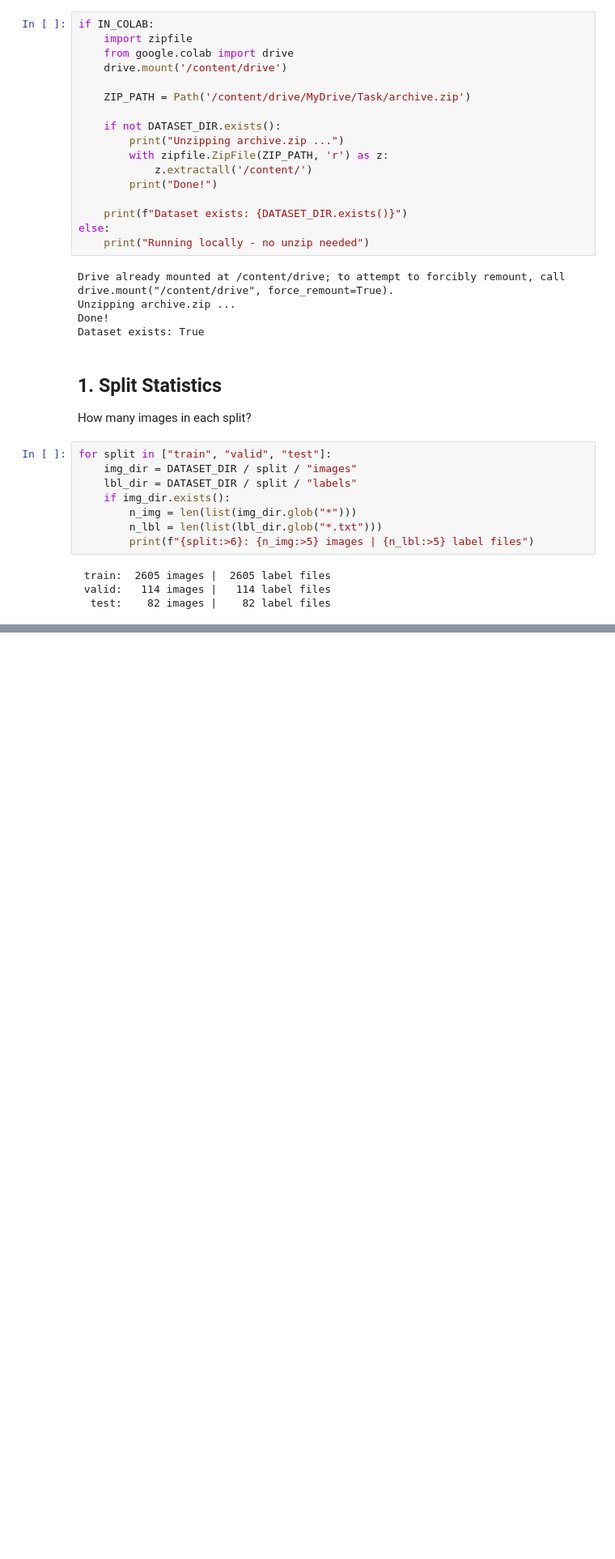
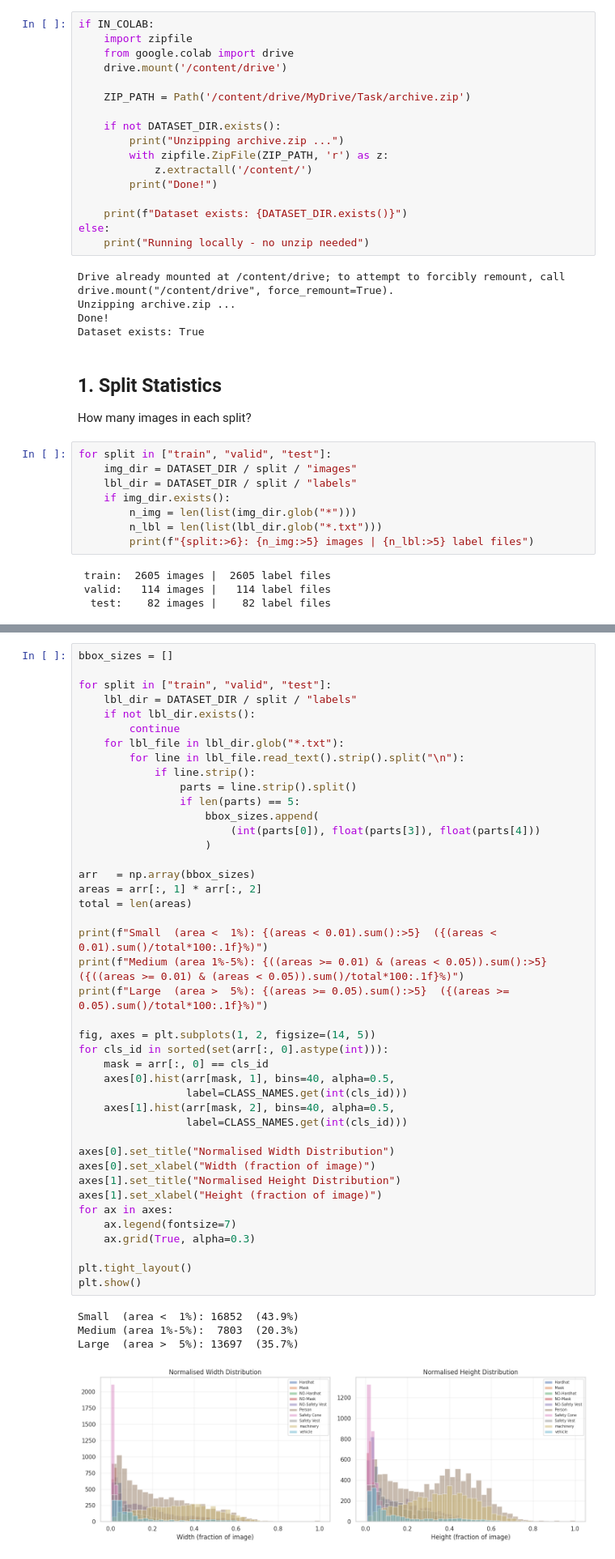
Before and after one commit to SahansilvaDev/construction-safety-monitor, a Jupyter notebook: notebooks/01_data_exploration.ipynb, the cells around one changed output, grey strips where cells are left out. Shown at 81% size. Drawn from its saved outputs; the diff is of its cells as text; blank space fills up the shorter version.

```diff
--- a/notebooks/01_data_exploration.ipynb
+++ b/notebooks/01_data_exploration.ipynb
@@ -257,0 +195,47 @@ After exploring the dataset, document your findings here:
+# %%
+bbox_sizes = []
+
+for split in ["train", "valid", "test"]:
+    lbl_dir = DATASET_DIR / split / "labels"
+    if not lbl_dir.exists():
+        continue
+    for lbl_file in lbl_dir.glob("*.txt"):
+        for line in lbl_file.read_text().strip().split("\n"):
+            if line.strip():
+                parts = line.strip().split()
+                if len(parts) == 5:
+                    bbox_sizes.append(
+                        (int(parts[0]), float(parts[3]), float(parts[4]))
+                    )
+
+arr   = np.array(bbox_sizes)
+areas = arr[:, 1] * arr[:, 2]
+total = len(areas)
+
+print(f"Small  (area <  1%): {(areas < 0.01).sum():>5}  ({(areas < 0.01).sum()/total*100:.1f}%)")
+print(f"Medium (area 1%-5%): {((areas >= 0.01) & (areas < 0.05)).sum():>5}  ({((areas >= 0.01) & (areas < 0.05)).sum()/total*100:.1f}%)")
+print(f"Large  (area >  5%): {(areas >= 0.05).sum():>5}  ({(areas >= 0.05).sum()/total*100:.1f}%)")
+
+fig, axes = plt.subplots(1, 2, figsize=(14, 5))
+for cls_id in sorted(set(arr[:, 0].astype(int))):
+    mask = arr[:, 0] == cls_id
+    axes[0].hist(arr[mask, 1], bins=40, alpha=0.5,
+                 label=CLASS_NAMES.get(int(cls_id)))
+    axes[1].hist(arr[mask, 2], bins=40, alpha=0.5,
+                 label=CLASS_NAMES.get(int(cls_id)))
+
+axes[0].set_title("Normalised Width Distribution")
+axes[0].set_xlabel("Width (fraction of image)")
+axes[1].set_title("Normalised Height Distribution")
+axes[1].set_xlabel("Height (fraction of image)")
+for ax in axes:
+    ax.legend(fontsize=7)
+    ax.grid(True, alpha=0.3)
+
+plt.tight_layout()
+plt.show()
+# %% [output]
+Small  (area <  1%): 16852  (43.9%)
+Medium (area 1%-5%):  7803  (20.3%)
+Large  (area >  5%): 13697  (35.7%)
+[figure, added]
```
Also changed, not shown: parts of 12 cells of this notebook, 3 other files.
